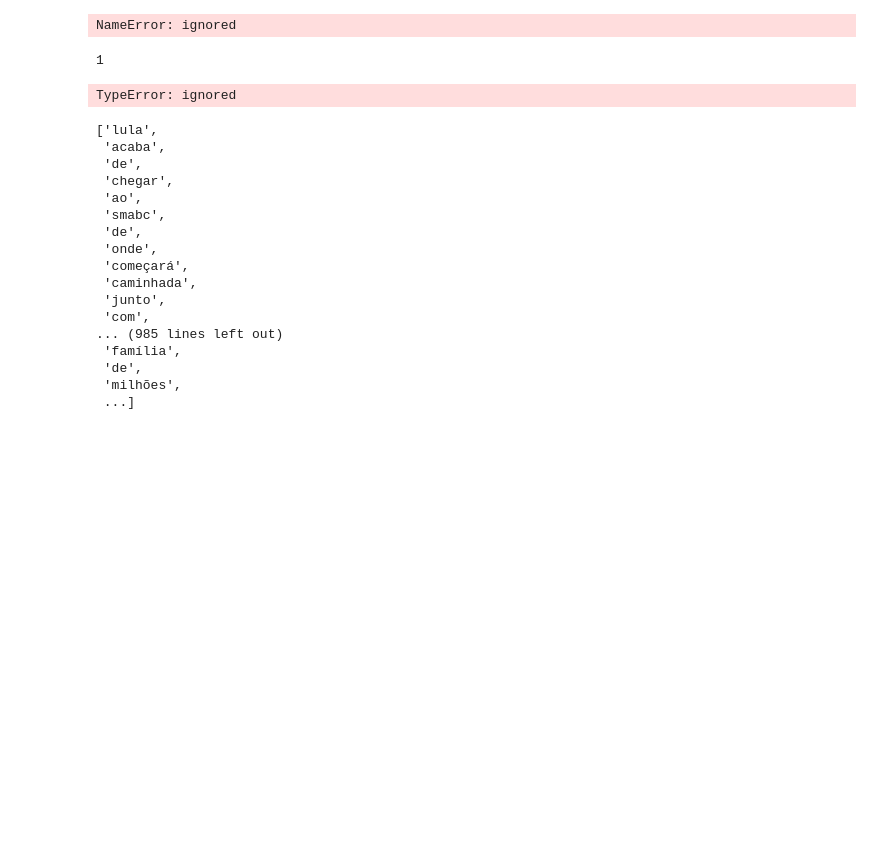
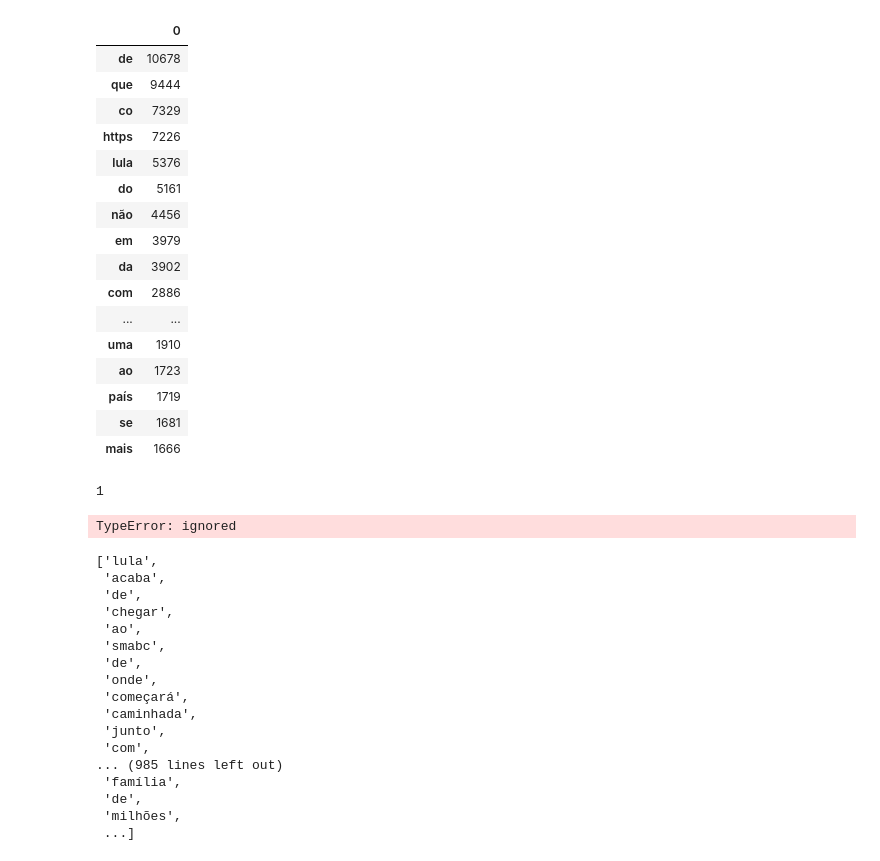
Before and after one commit to eduardodut/Analise-tweets-ICD-Unifor, a Jupyter notebook: AnaliseTweets.ipynb, the cells around one changed output. Cells and saved outputs as stored; diff of their text form; code cells hidden in the pictures; blank space fills up the shorter version.

```diff
--- a/AnaliseTweets.ipynb
+++ b/AnaliseTweets.ipynb
@@ -416,11 +567,27 @@ ValueError: ignored
 # %%
 cv = CountVectorizer(ngram_range=(1,1))
-data_cv = cv.fit_transform([texto_lula])
+data_cv = cv.fit_transform([' '.join(lula_data['full_text'].values)])
 data_dtm = pd.DataFrame(data_cv.toarray(), columns=cv.get_feature_names())
 
 data_dtm.transpose().sort_values(0, ascending= False)[:20]
 # %% [output]
-NameError: ignored
+|  | 0 |
+| de | 10678 |
+| que | 9444 |
+| co | 7329 |
+| https | 7226 |
+| lula | 5376 |
+| do | 5161 |
+| não | 4456 |
+| em | 3979 |
+| da | 3902 |
+| com | 2886 |
+| ... | ... |
+| uma | 1910 |
+| ao | 1723 |
+| país | 1719 |
+| se | 1681 |
+| mais | 1666 |
 # %%
 texto_lula.toarray()[0][2]
 # %% [output]
```
Also changed, not shown: parts of 18 cells of this notebook.
